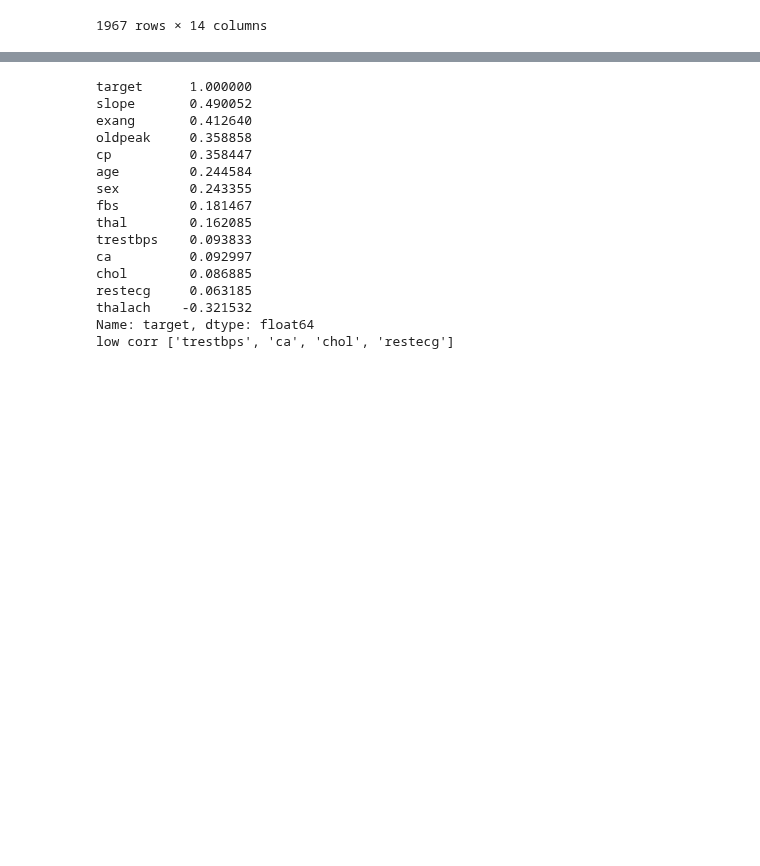
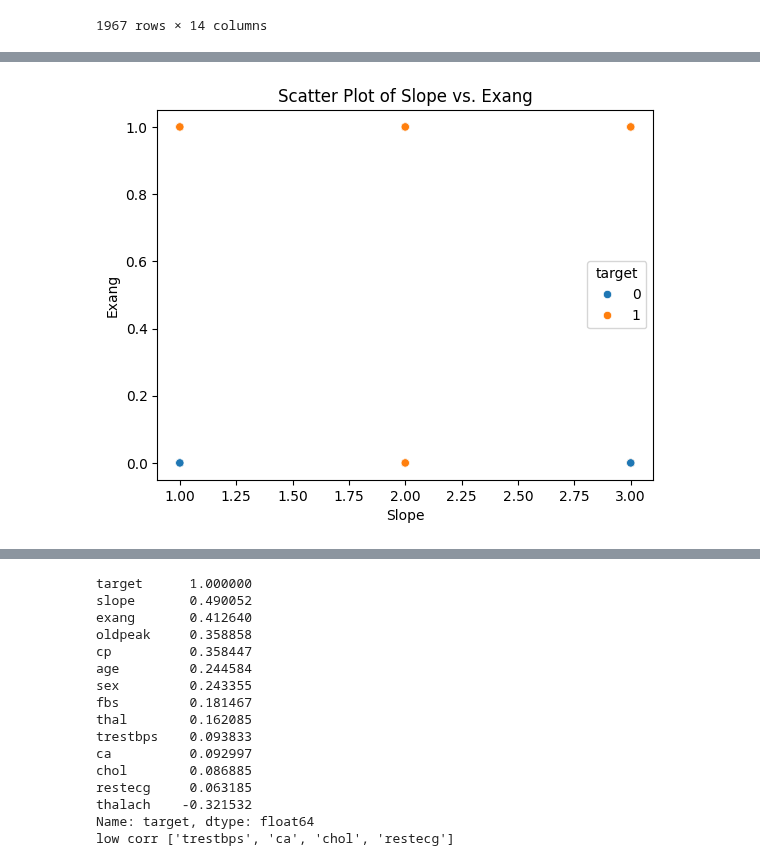
Before and after one commit to MarcusABertli/heart-disease-project, a Jupyter notebook: heart_disease_project.ipynb, the cells around one changed output, grey strips where cells are left out. Saved outputs shown, nothing was run; the diff lists cells and outputs as text; code cells hidden in the pictures; blank space fills up the shorter version.

```diff
--- a/heart_disease_project.ipynb
+++ b/heart_disease_project.ipynb
@@ -80,8 +85,6 @@ dtype: int64
 df.duplicated().sum()
 # %% [output]
 np.int64(0)
-# %%
-df.drop_duplicates(inplace=True)
 # %%
 df[:]
 # %% [output]
@@ -102,0 +114,8 @@ df['target'] = df['target'].apply(lambda x: 1 if x > 0 else 0)
+# %%
+sns.scatterplot(data=df, x='slope', y='exang', hue='target')
+plt.title('Scatter Plot of Slope vs. Exang')
+plt.xlabel('Slope')
+plt.ylabel('Exang')
+plt.show()
+# %% [output]
+[figure, added]
```
Also changed, not shown: parts of 13 cells of this notebook.
